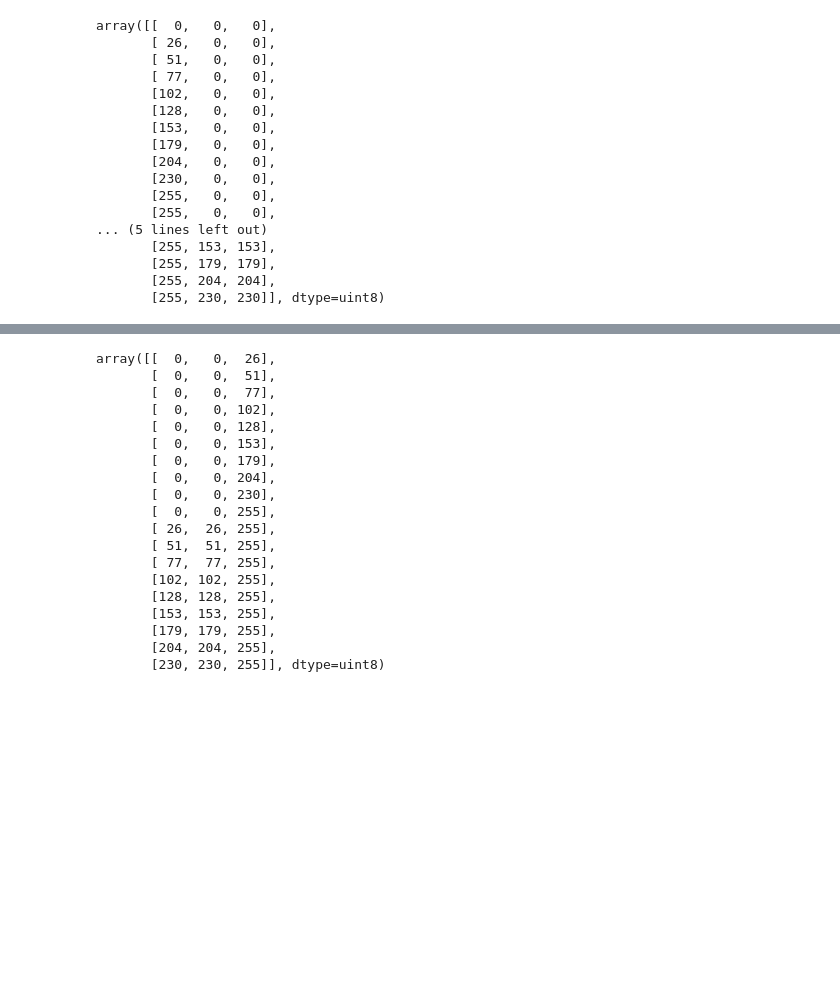
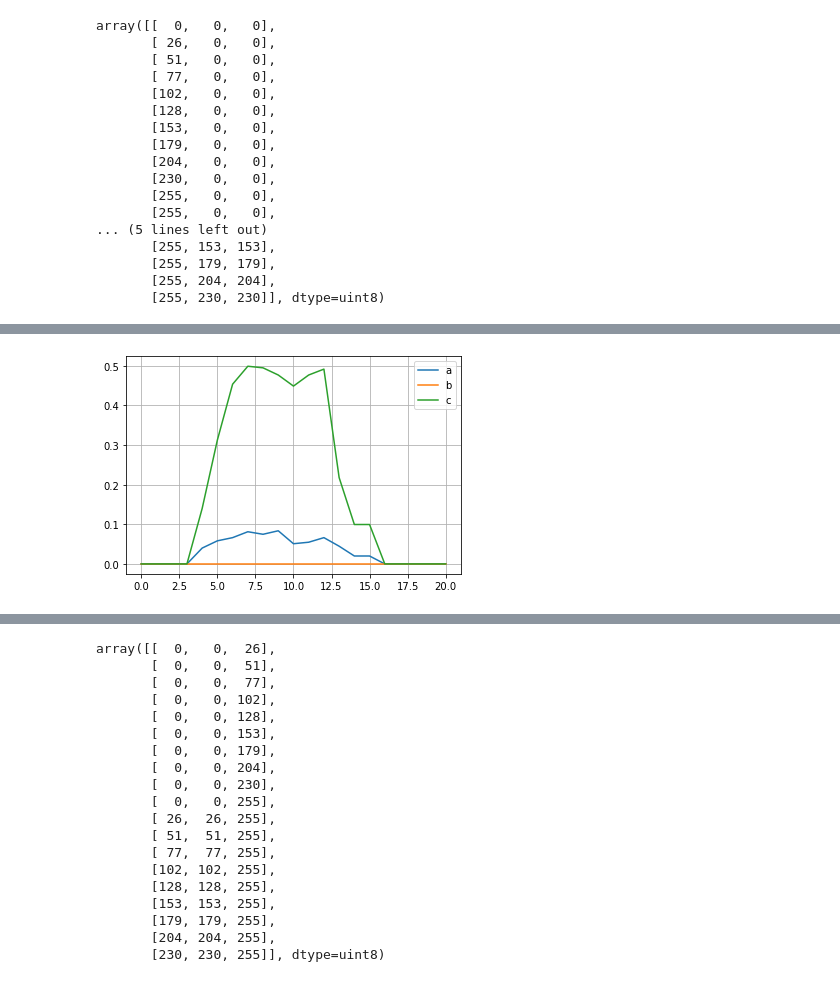
Before and after one commit to huber2/msc_project, a Jupyter notebook: analysis/test.ipynb, the cells around one changed output, grey strips where cells are left out. Cells and saved outputs as stored; diff of their text form; code cells hidden in the pictures; blank space fills up the shorter version.

```diff
--- a/analysis/test.ipynb
+++ b/analysis/test.ipynb
@@ -170 +244,9 @@ sucess_results
+# %%
+plt.plot(a.std(0), label='a')
+plt.plot(b.std(0), label='b')
+plt.plot(naug["sucess_results"].std(1), label='c')
+plt.legend()
+plt.grid()
+# %% [output]
+[figure, added]
 # %%
```
Also changed, not shown: parts of 80 cells of this notebook, 16 other files.
